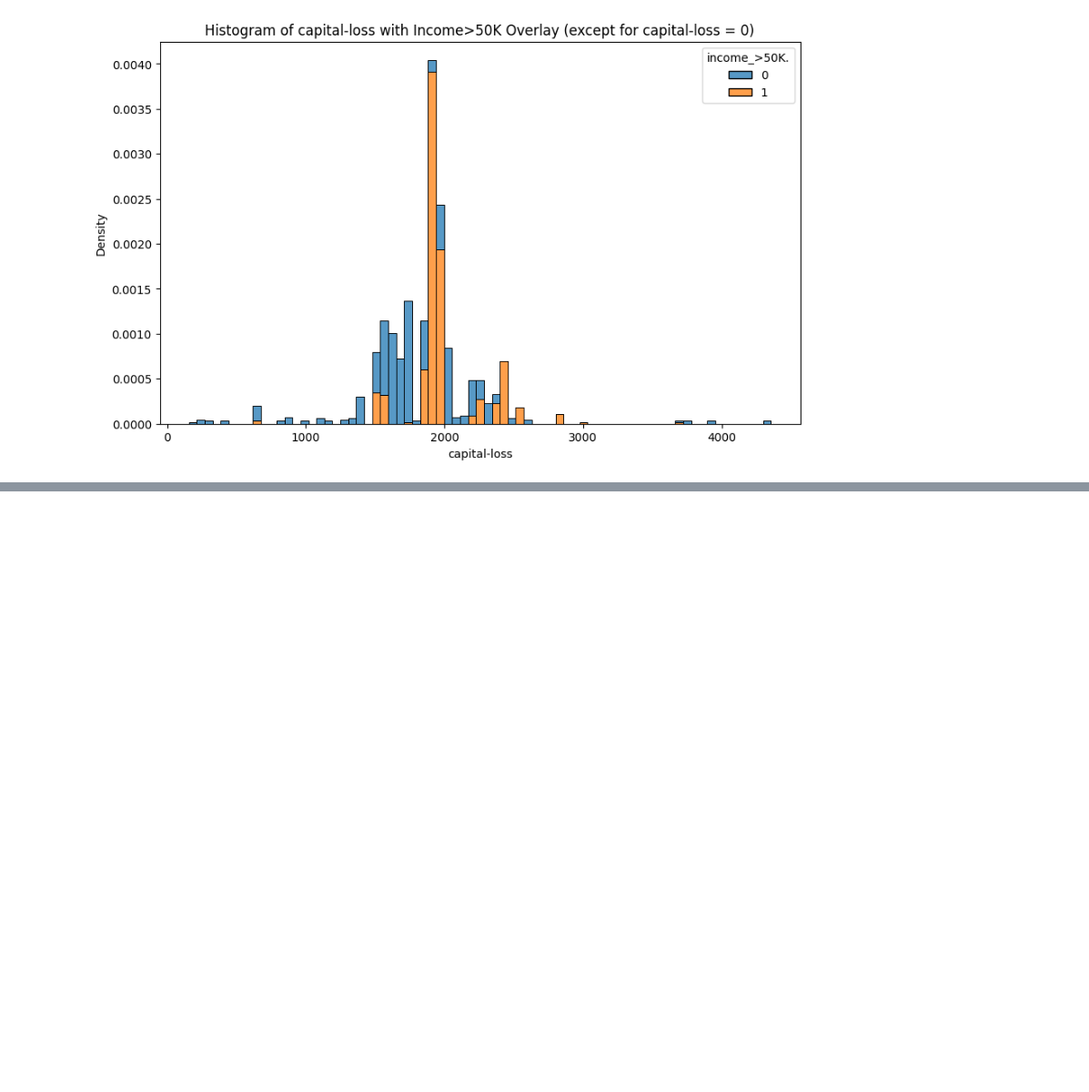
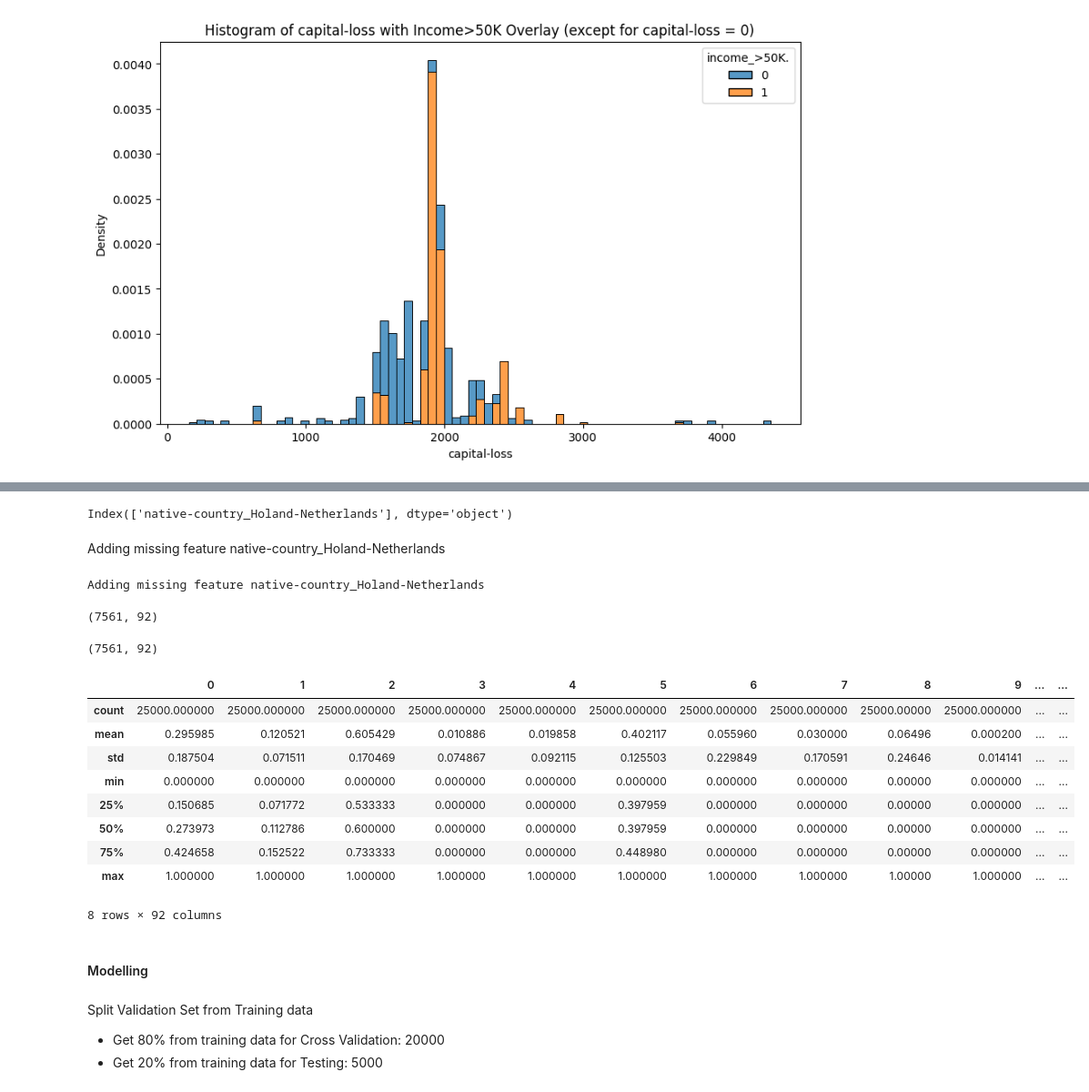
Before and after one commit to eric-pding/RSM8413_Group_Assignment_1, a Jupyter notebook: RSM8413_Group_Assignment_3.ipynb, the cells around one changed output, grey strips where cells are left out. Shown at 91% size. Saved outputs shown, nothing was run; the diff lists cells and outputs as text; code cells hidden in the pictures; blank space fills up the shorter version.

```diff
--- a/RSM8413_Group_Assignment_3.ipynb
+++ b/RSM8413_Group_Assignment_3.ipynb
@@ -507,0 +545,5 @@ plt.show()
+# %%
+# Train Test Split
+X_train = data_train_cleaned.drop(data_train_cleaned.columns[data_train_cleaned.columns == 'income_>50K.'], axis=1)
+y_train = data_train_cleaned['income_>50K.']
+X_test = data_test_cleaned
@@ -507,0 +562,52 @@ plt.show()
+# %%
+training_col = X_train.columns
+test_col = X_test.columns
+# %%
+# Find the missing label
+missing_dummy = training_col.difference(test_col)
+missing_dummy
+# %% [output]
+Index(['native-country_Holand-Netherlands'], dtype='object')
+# %% [markdown]
+Adding missing feature native-country_Holand-Netherlands
+# %%
+# Processing Unseen data
+for col in training_col:
+    if col not in test_col:
+        print("Adding missing feature {}".format(col))
+        X_test[col] = 0
+X_test.shape
+# %% [output]
+Adding missing feature native-country_Holand-Netherlands
+(7561, 92)
+# %%
+# Reorder the columns
+X_test = X_test[training_col]
+X_test.shape
+# %% [output]
+(7561, 92)
+# %%
+# Scaling the data
+scaler = preprocessing.MinMaxScaler()
+X_train = scaler.fit_transform(X_train)
+X_test = scaler.fit_transform(X_test)
+
+# check scaling result
+pd.DataFrame(X_train).describe()
+# %% [output]
+|  | 0 | 1 | 2 | 3 | 4 | 5 | 6 | 7 | 8 | 9 | ... | ... |
+| count | 25000.000000 | 25000.000000 | 25000.000000 | 25000.000000 | 25000.000000 | 25000.000000 | 25000.000000 | 25000.000000 | 25000.00000 | 25000.000000 | ... | ... |
+| mean | 0.295985 | 0.120521 | 0.605429 | 0.010886 | 0.019858 | 0.402117 | 0.055960 | 0.030000 | 0.06496 | 0.000200 | ... | ... |
+| std | 0.187504 | 0.071511 | 0.170469 | 0.074867 | 0.092115 | 0.125503 | 0.229849 | 0.170591 | 0.24646 | 0.014141 | ... | ... |
+| min | 0.000000 | 0.000000 | 0.000000 | 0.000000 | 0.000000 | 0.000000 | 0.000000 | 0.000000 | 0.00000 | 0.000000 | ... | ... |
+| 25% | 0.150685 | 0.071772 | 0.533333 | 0.000000 | 0.000000 | 0.397959 | 0.000000 | 0.000000 | 0.00000 | 0.000000 | ... | ... |
+| 50% | 0.273973 | 0.112786 | 0.600000 | 0.000000 | 0.000000 | 0.397959 | 0.000000 | 0.000000 | 0.00000 | 0.000000 | ... | ... |
+| 75% | 0.424658 | 0.152522 | 0.733333 | 0.000000 | 0.000000 | 0.448980 | 0.000000 | 0.000000 | 0.00000 | 0.000000 | ... | ... |
+| max | 1.000000 | 1.000000 | 1.000000 | 1.000000 | 1.000000 | 1.000000 | 1.000000 | 1.000000 | 1.00000 | 1.000000 | ... | ... |
+8 rows × 92 columns
+# %% [markdown]
+#### Modelling
+# %% [markdown]
+Split Validation Set from Training data
+- Get 80% from training data for Cross Validation: 20000
+- Get 20% from training data for Testing: 5000
```
Also changed, not shown: parts of 46 cells of this notebook.
